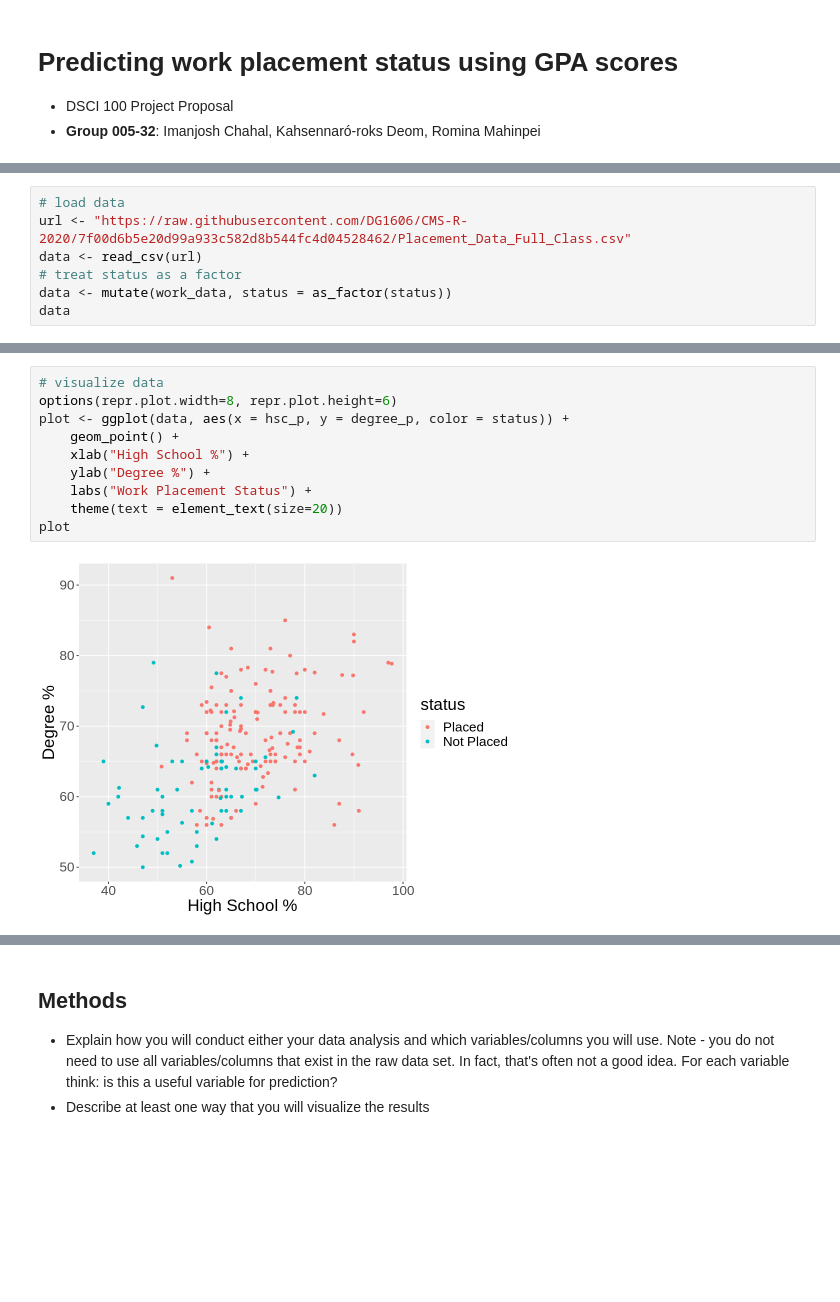
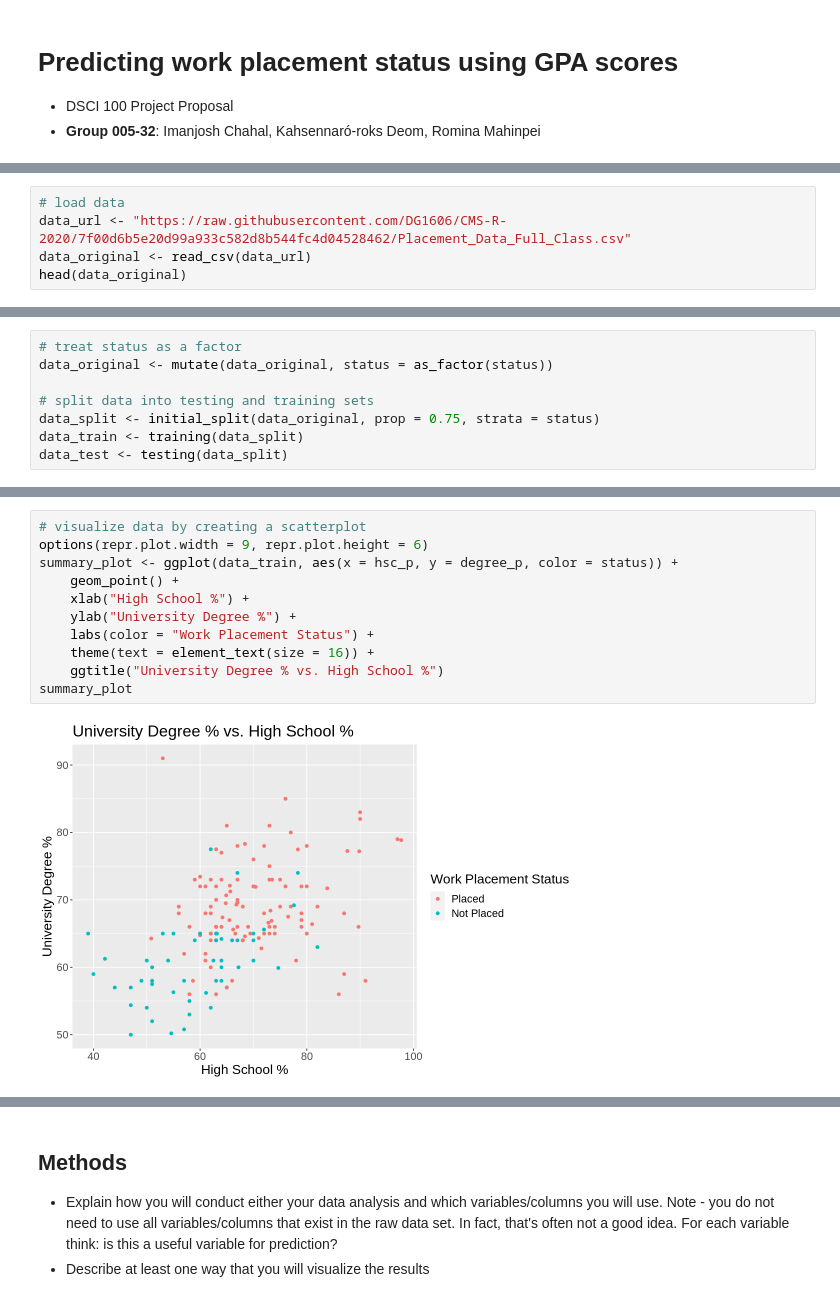
Before and after one commit to rmahinpei/dsci100-project, a Jupyter notebook: project-proposal.ipynb, the cells around one changed output, grey strips where cells are left out. Saved outputs shown, nothing was run; the diff lists cells and outputs as text; blank space fills up the shorter version.

Commit message:
Update preliminary exploratory data analysis

```diff
--- a/project-proposal.ipynb
+++ b/project-proposal.ipynb
@@ -22,10 +34,8 @@ library(repr)
 # %%
 # load data
-url <- "https://raw.githubusercontent.com/DG1606/CMS-R-2020/7f00d6b5e20d99a933c582d8b544fc4d04528462/Placement_Data_Full_Class.csv"
-data <- read_csv(url)
-# treat status as a factor
-data <- mutate(work_data, status = as_factor(status))
-data
+data_url <- "https://raw.githubusercontent.com/DG1606/CMS-R-2020/7f00d6b5e20d99a933c582d8b544fc4d04528462/Placement_Data_Full_Class.csv"
+data_original <- read_csv(data_url)
+head(data_original)
 # %% [output]
 Parsed with column specification:
 cols(
@@ -66,0 +74,8 @@ A spec_tbl_df: 215 × 15
+# %%
+# treat status as a factor
+data_original <- mutate(data_original, status = as_factor(status))
+
+# split data into testing and training sets
+data_split <- initial_split(data_original, prop = 0.75, strata = status)
+data_train <- training(data_split)
+data_test <- testing(data_split)
@@ -67,12 +102,13 @@ A spec_tbl_df: 215 × 15
 # %%
-# visualize data
-options(repr.plot.width=8, repr.plot.height=6)
-plot <- ggplot(data, aes(x = hsc_p, y = degree_p, color = status)) +
+# visualize data by creating a scatterplot
+options(repr.plot.width = 9, repr.plot.height = 6)
+summary_plot <- ggplot(data_train, aes(x = hsc_p, y = degree_p, color = status)) +
     geom_point() +
     xlab("High School %") +
-    ylab("Degree %") +
-    labs("Work Placement Status") +
-    theme(text = element_text(size=20))
-plot
+    ylab("University Degree %") +
+    labs(color = "Work Placement Status") +
+    theme(text = element_text(size = 16)) +
+    ggtitle("University Degree % vs. High School %")
+summary_plot
 # %% [output]
-[figure, old version]
+[figure, new version]
```
Also changed, not shown: parts of 10 cells of this notebook.
